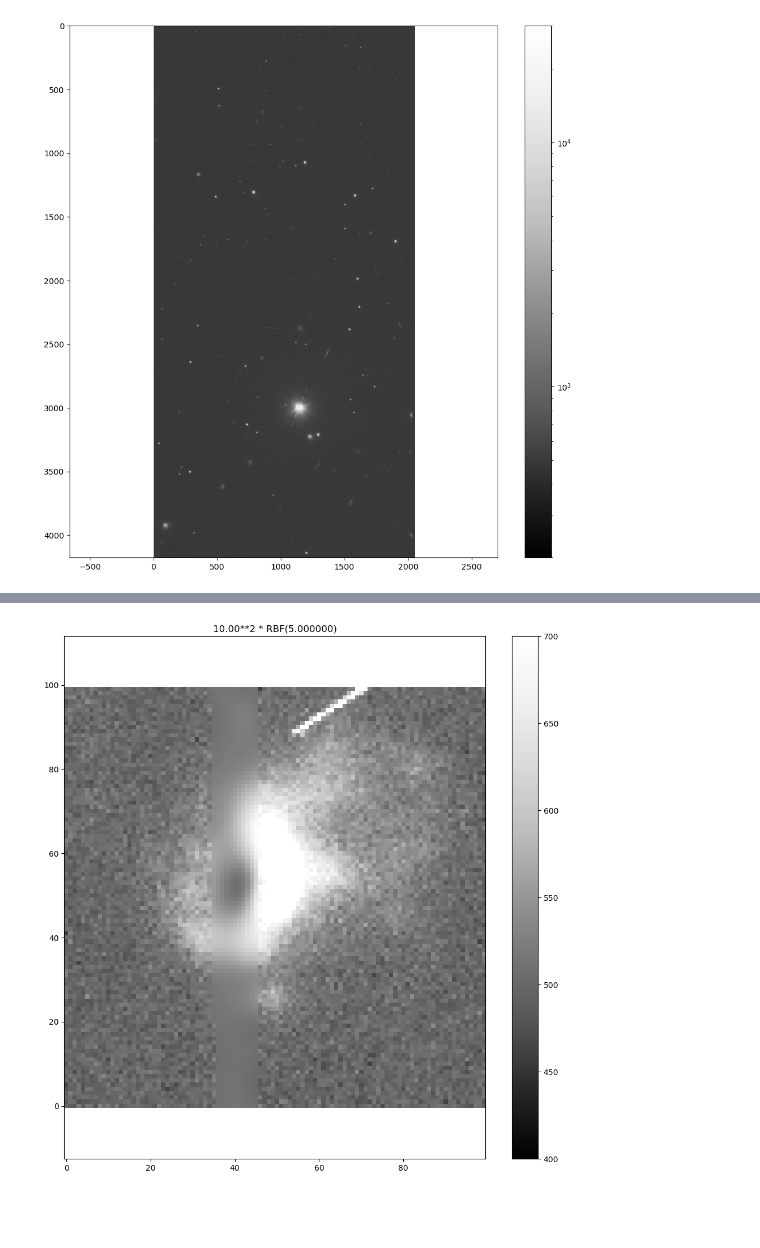
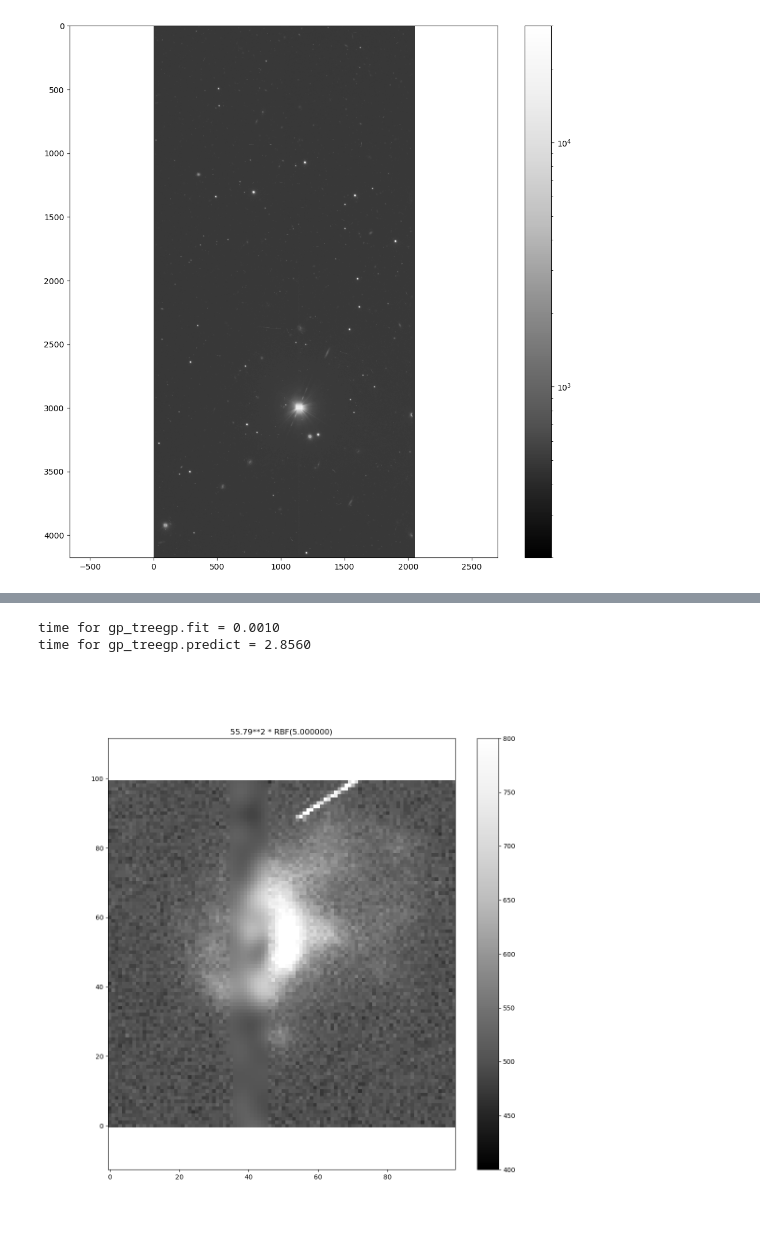
Before and after one commit to PFLeget/DM-43259, a Jupyter notebook: notebooks/IO_interp.ipynb, the cells around one changed output, grey strips where cells are left out. Drawn from its saved outputs; the diff is of its cells as text; code cells hidden in the pictures; blank space fills up the shorter version.

```diff
--- a/notebooks/IO_interp.ipynb
+++ b/notebooks/IO_interp.ipynb
@@ -8,6 +82,6 @@ import treegp
 # %%
-dic = pickle.load(open("out_test_0", "rb"))
-dic2 = pickle.load(open("out_test_1", "rb"))
+dic = pickle.load(open("../data/out_test_0", "rb"))
+dic2 = pickle.load(open("../data/out_test_1", "rb"))
 # %%
 A = dic['in']['maskedImage']
 # %%
@@ -73,44 +149,26 @@ Coords_val = Coords[~Filter]
 # %%
 std = np.sqrt(np.var(data_train) - np.mean(var_train))
 
-#for i in range(40):
-#print(i)
-i = 9
-std = 10
-KERNEL = '%.2f**2 * RBF(%f)'%((std, (i+1) / 2.))
-
-gp = treegp.GPInterpolation(
-    kernel=KERNEL,
-    optimizer='none',
-    normalize=True,
-    p0=[3000.0, 0.0, 0.0],
-    white_noise=np.mean(np.sqrt(var_train)),
-    n_neighbors=4,
-    average_fits=None,
-    indice_meanify=None,
-    nbins=20,
-    min_sep=None,
-    max_sep=None,
-)
-gp.initialize(Coords_train, data_train)
-gp.solve()
-data_val = gp.predict(Coords_val)
-
+gpt = gp_treegp(std=std, correlation_length=5., white_noise=np.mean(np.sqrt(var_train)))
+gpt.fit(Coords_train, data_train)
+yt = gpt.predict(Coords_val)
 
 gp_interp = np.zeros_like(data.reshape(-1))
 gp_interp[Filter] = data_train
 gp_interp[~Filter] = data_val
 gp_interp = gp_interp.reshape(np.shape(data))
 
 plt.figure(figsize=(12,12))
 plt.title(KERNEL)
-plt.imshow(gp_interp, vmin=400, vmax=700, cmap=plt.cm.Greys_r)
+plt.imshow(gp_interp, vmin=400, vmax=800, cmap=plt.cm.Greys_r)
 plt.colorbar()
 plt.axis('equal')
 plt.gca().invert_yaxis()
-plt.savefig('1_interp_test_2.png')
+#plt.savefig('1_interp_test_2.png')
 #plt.savefig('%i_rbf_gp_interp.png'%(i+1))
 #plt.close()
 # %% [output]
+time for gp_treegp.fit = 0.0010
+time for gp_treegp.predict = 2.8560
-[figure, old version]
+[figure, new version]
 # %%
```
Also changed, not shown: parts of 6 cells of this notebook, 2 other files.
